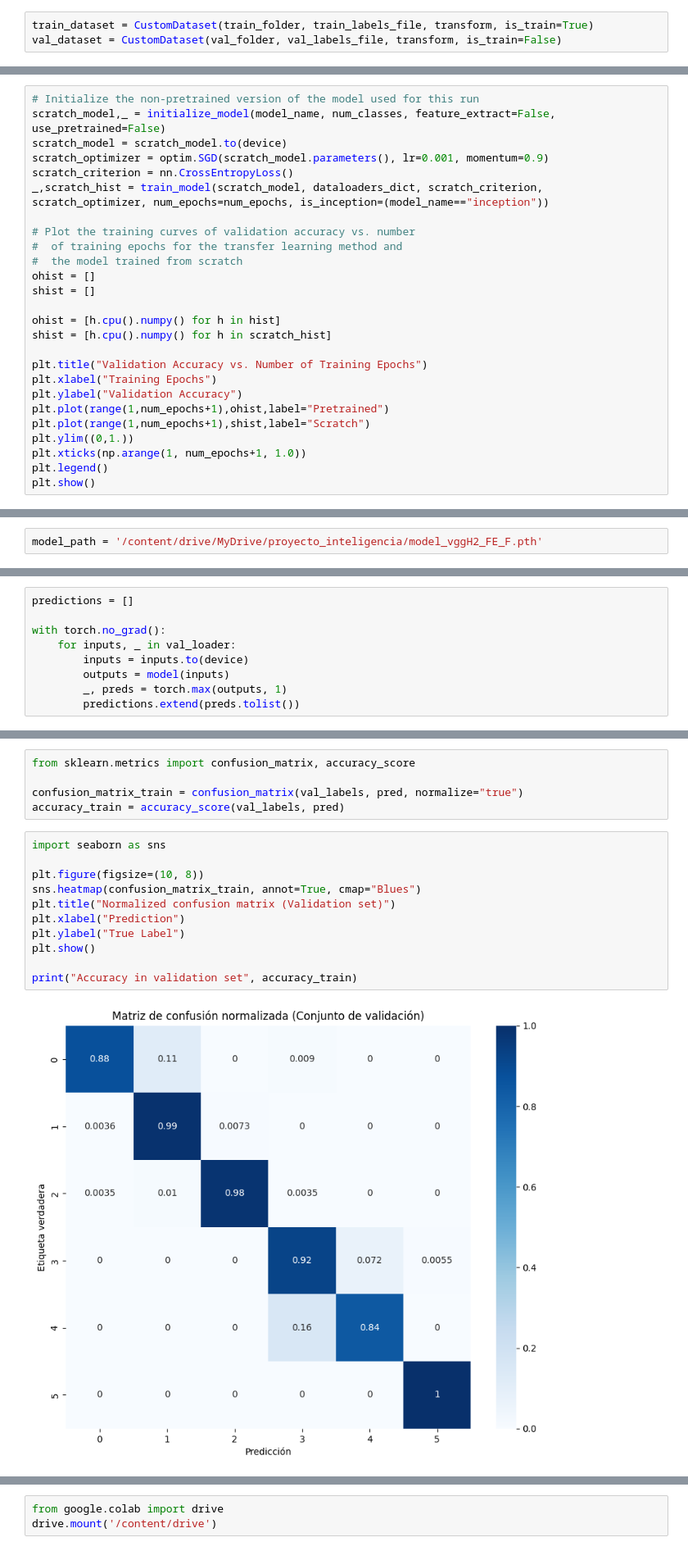
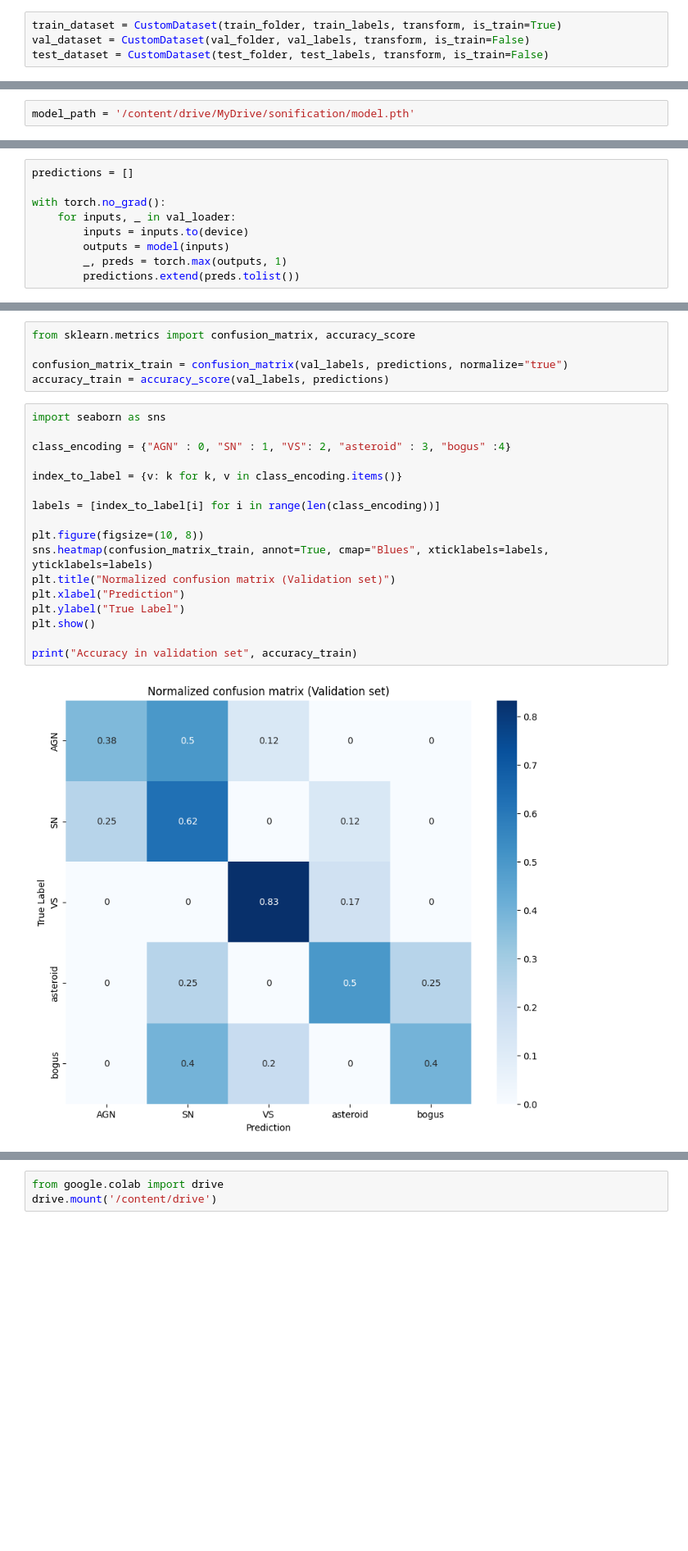
Before and after one commit to lilasch/Sonification_Project, a Jupyter notebook: Goofy_ah_ah_code.ipynb, the cells around one changed output, grey strips where cells are left out. Shown at 82% size. Drawn from its saved outputs; the diff is of its cells as text; blank space fills up the shorter version.

```diff
--- a/Goofy_ah_ah_code.ipynb
+++ b/Goofy_ah_ah_code.ipynb
@@ -117,6 +172,7 @@ val_labels_file = '/content/drive/MyDrive/proyecto_inteligencia/val_labels.npy'
 # %%
-train_dataset = CustomDataset(train_folder, train_labels_file, transform, is_train=True)
-val_dataset = CustomDataset(val_folder, val_labels_file, transform, is_train=False)
+train_dataset = CustomDataset(train_folder, train_labels, transform, is_train=True)
+val_dataset = CustomDataset(val_folder, val_labels, transform, is_train=False)
+test_dataset = CustomDataset(test_folder, test_labels, transform, is_train=False)
 # %% [markdown]
 ## Setup and model selection
 # %%
@@ -448,26 +512,0 @@ torch.save(val_l, '/content/drive/MyDrive/proyecto_inteligencia/val_loss_vggH2_F
-# %%
-# Initialize the non-pretrained version of the model used for this run
-scratch_model,_ = initialize_model(model_name, num_classes, feature_extract=False, use_pretrained=False)
-scratch_model = scratch_model.to(device)
-scratch_optimizer = optim.SGD(scratch_model.parameters(), lr=0.001, momentum=0.9)
-scratch_criterion = nn.CrossEntropyLoss()
-_,scratch_hist = train_model(scratch_model, dataloaders_dict, scratch_criterion, scratch_optimizer, num_epochs=num_epochs, is_inception=(model_name=="inception"))
-
-# Plot the training curves of validation accuracy vs. number
-#  of training epochs for the transfer learning method and
-#  the model trained from scratch
-ohist = []
-shist = []
-
-ohist = [h.cpu().numpy() for h in hist]
-shist = [h.cpu().numpy() for h in scratch_hist]
-
-plt.title("Validation Accuracy vs. Number of Training Epochs")
-plt.xlabel("Training Epochs")
-plt.ylabel("Validation Accuracy")
-plt.plot(range(1,num_epochs+1),ohist,label="Pretrained")
-plt.plot(range(1,num_epochs+1),shist,label="Scratch")
-plt.ylim((0,1.))
-plt.xticks(np.arange(1, num_epochs+1, 1.0))
-plt.legend()
-plt.show()
@@ -564,5 +515,5 @@ files.download('/content/content/inceptionV3proyecto.pth')
 # %%
-model_path = '/content/drive/MyDrive/proyecto_inteligencia/model_vggH2_FE_F.pth'
+model_path = '/content/drive/MyDrive/sonification/model.pth'
 # %%
 model = torch.load(model_path)
 # %%
@@ -588,18 +532,24 @@ print(pred)
 # %%
 from sklearn.metrics import confusion_matrix, accuracy_score
 
-confusion_matrix_train = confusion_matrix(val_labels, pred, normalize="true")
-accuracy_train = accuracy_score(val_labels, pred)
+confusion_matrix_train = confusion_matrix(val_labels, predictions, normalize="true")
+accuracy_train = accuracy_score(val_labels, predictions)
 # %%
 import seaborn as sns
 
+class_encoding = {"AGN" : 0, "SN" : 1, "VS": 2, "asteroid" : 3, "bogus" :4}
+
+index_to_label = {v: k for k, v in class_encoding.items()}
+
+labels = [index_to_label[i] for i in range(len(class_encoding))]
+
 plt.figure(figsize=(10, 8))
-sns.heatmap(confusion_matrix_train, annot=True, cmap="Blues")
+sns.heatmap(confusion_matrix_train, annot=True, cmap="Blues", xticklabels=labels, yticklabels=labels)
 plt.title("Normalized confusion matrix (Validation set)")
 plt.xlabel("Prediction")
 plt.ylabel("True Label")
 plt.show()
 
 print("Accuracy in validation set", accuracy_train)
 # %% [output]
-[figure, old version]
+[figure, new version]
```
Also changed, not shown: parts of 40 cells of this notebook.
